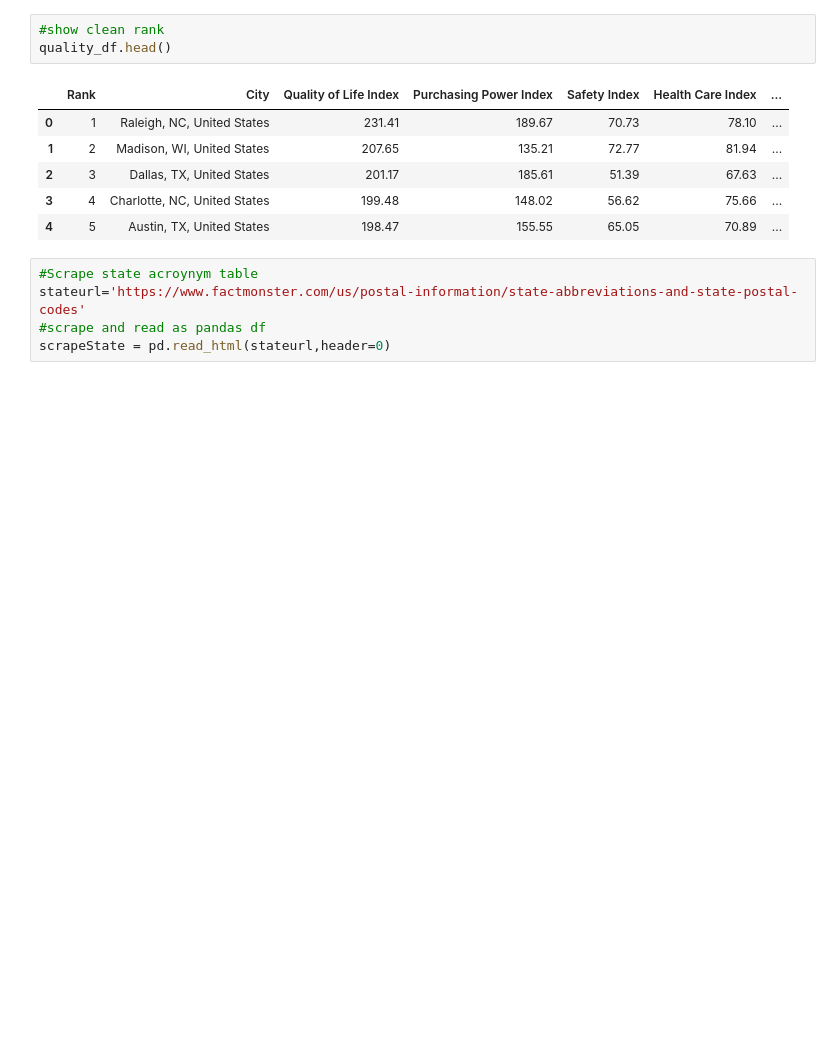
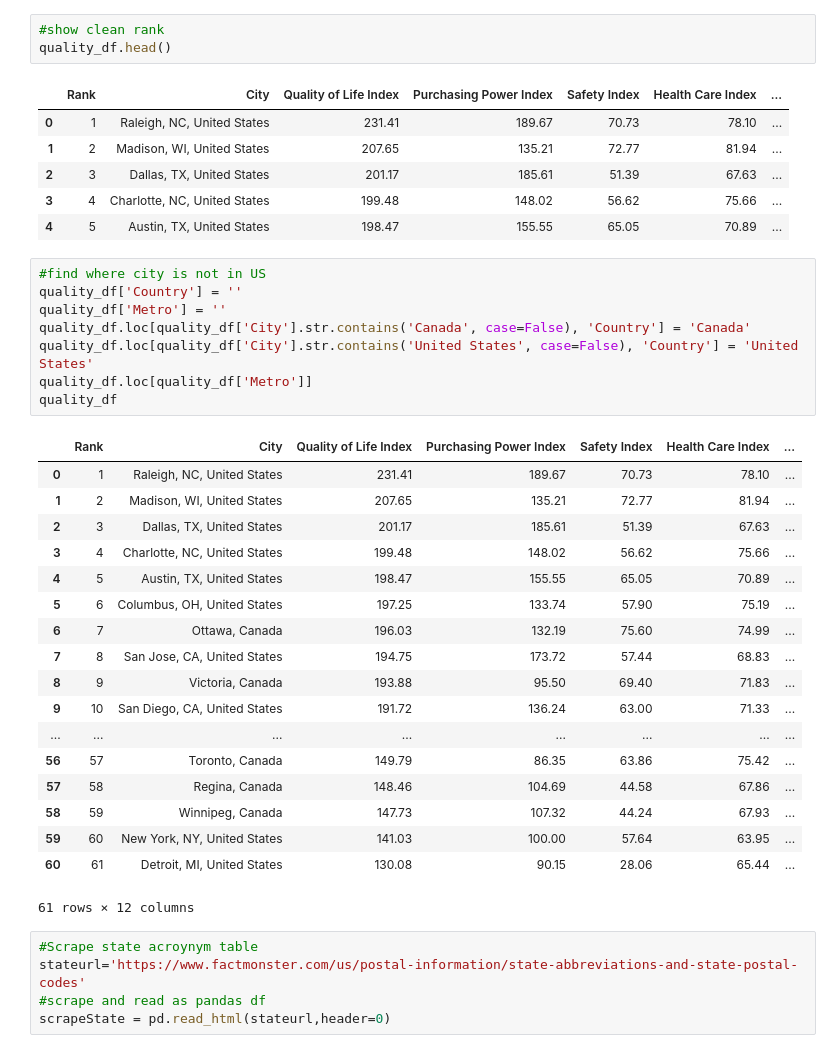
Before and after one commit to KellySKwon/ETLProject, a Jupyter notebook: ETL_Bootcamp.ipynb, the cells around one changed output. Cells and saved outputs as stored; diff of their text form; blank space fills up the shorter version.

```diff
--- a/ETL_Bootcamp.ipynb
+++ b/ETL_Bootcamp.ipynb
@@ -54,6 +45,33 @@ quality_df.head()
 | 2 | 3 | Dallas, TX, United States | 201.17 | 185.61 | 51.39 | 67.63 | ... |
 | 3 | 4 | Charlotte, NC, United States | 199.48 | 148.02 | 56.62 | 75.66 | ... |
 | 4 | 5 | Austin, TX, United States | 198.47 | 155.55 | 65.05 | 70.89 | ... |
+# %%
+#find where city is not in US
+quality_df['Country'] = ''
+quality_df['Metro'] = ''
+quality_df.loc[quality_df['City'].str.contains('Canada', case=False), 'Country'] = 'Canada'
+quality_df.loc[quality_df['City'].str.contains('United States', case=False), 'Country'] = 'United States'
+quality_df.loc[quality_df['Metro']]
+quality_df
+# %% [output]
+|  | Rank | City | Quality of Life Index | Purchasing Power Index | Safety Index | Health Care Index | ... |
+| 0 | 1 | Raleigh, NC, United States | 231.41 | 189.67 | 70.73 | 78.10 | ... |
+| 1 | 2 | Madison, WI, United States | 207.65 | 135.21 | 72.77 | 81.94 | ... |
+| 2 | 3 | Dallas, TX, United States | 201.17 | 185.61 | 51.39 | 67.63 | ... |
+| 3 | 4 | Charlotte, NC, United States | 199.48 | 148.02 | 56.62 | 75.66 | ... |
+| 4 | 5 | Austin, TX, United States | 198.47 | 155.55 | 65.05 | 70.89 | ... |
+| 5 | 6 | Columbus, OH, United States | 197.25 | 133.74 | 57.90 | 75.19 | ... |
+| 6 | 7 | Ottawa, Canada | 196.03 | 132.19 | 75.60 | 74.99 | ... |
+| 7 | 8 | San Jose, CA, United States | 194.75 | 173.72 | 57.44 | 68.83 | ... |
+| 8 | 9 | Victoria, Canada | 193.88 | 95.50 | 69.40 | 71.83 | ... |
+| 9 | 10 | San Diego, CA, United States | 191.72 | 136.24 | 63.00 | 71.33 | ... |
+| ... | ... | ... | ... | ... | ... | ... | ... |
+| 56 | 57 | Toronto, Canada | 149.79 | 86.35 | 63.86 | 75.42 | ... |
+| 57 | 58 | Regina, Canada | 148.46 | 104.69 | 44.58 | 67.86 | ... |
+| 58 | 59 | Winnipeg, Canada | 147.73 | 107.32 | 44.24 | 67.93 | ... |
+| 59 | 60 | New York, NY, United States | 141.03 | 100.00 | 57.64 | 63.95 | ... |
+| 60 | 61 | Detroit, MI, United States | 130.08 | 90.15 | 28.06 | 65.44 | ... |
+61 rows × 12 columns
 # %%
 #Scrape state acroynym table
 stateurl='https://www.factmonster.com/us/postal-information/state-abbreviations-and-state-postal-codes'
```
Also changed, not shown: parts of 1 cell of this notebook.
